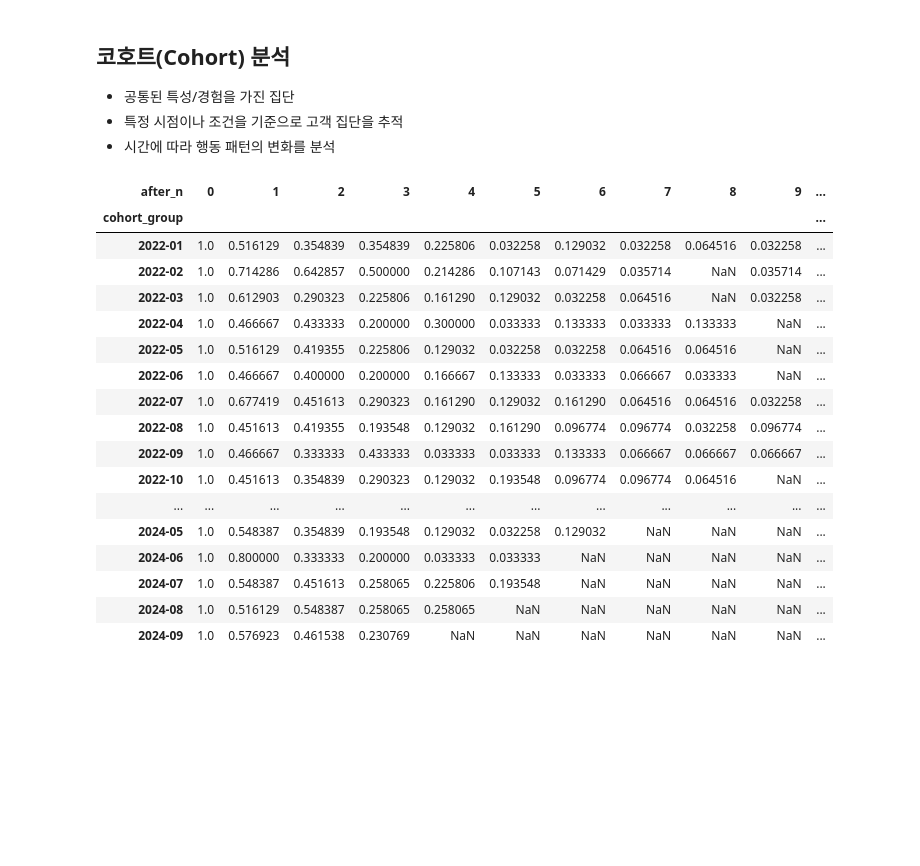
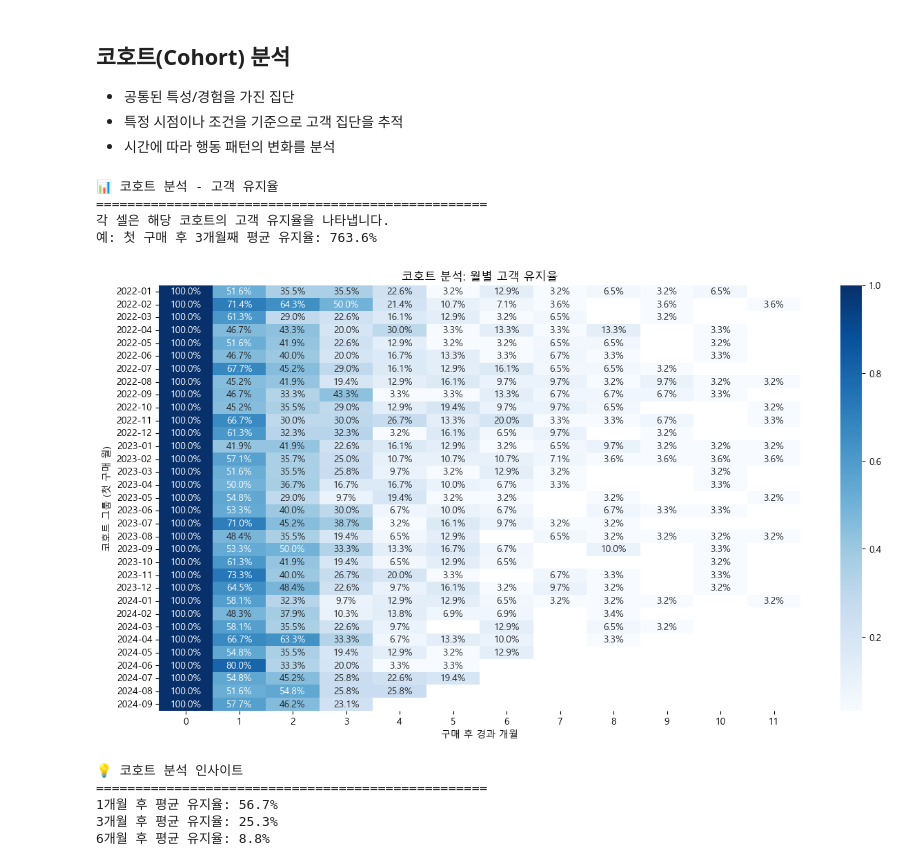
Before and after one commit to hayden-71/TIL, a Jupyter notebook: 데이터분석/04_KPI.ipynb, the cells around one changed output. Saved outputs shown, nothing was run; the diff lists cells and outputs as text; code cells hidden in the pictures; blank space fills up the shorter version.

```diff
--- a/데이터분석/04_KPI.ipynb
+++ b/데이터분석/04_KPI.ipynb
@@ -342,44 +342,70 @@ print(f'파레토 분석 결과: 상위 20% 고객이 {top20rev:.2f}% 매출을
 # %%
 # 최초 첫 구매 월 기준으로 코호트 생성
 t_cohort = df.copy()
 t_cohort['purchase_period'] = t_cohort['purchase_date'].dt.to_period('M')
 
 # 각 고객의 첫 구매 월
 first_purchase = t_cohort.groupby('customer_id')['purchase_date'].min().dt.to_period('M')
 first_purchase = first_purchase.reset_index()
 first_purchase.columns = ['customer_id', 'cohort_group']
 
 # 코호트 데이터 결합
 t_cohort = t_cohort.merge(first_purchase, on='customer_id', how='inner')
 
 from operator import attrgetter
 # 기간 계산 (첫 구매 이후 몇개월째인지) -> 이상한 객체가 나왔기 땜시, 처리도 특이한 방법으로 진행
 t_cohort['after_n'] = (t_cohort['purchase_period'] - t_cohort['cohort_group']).apply(attrgetter('n'))
 
 
 cohort_data = t_cohort.groupby(['cohort_group', 'after_n'])['customer_id'].nunique().reset_index()
 cohort_size = first_purchase.groupby('cohort_group')['customer_id'].nunique()
 
 # 각 그룹(최초구매월)이 N개월이 지났을 때, 총 구매 횟수
 cohort_table = cohort_data.pivot(index='cohort_group', columns='after_n', values='customer_id')
 
-cohort_table.divide(cohort_size, axis=0)
+# 각 그룹(최초구매월)별 유지율 계산
+cohort_rate = cohort_table.divide(cohort_size, axis=0)
+
+
+
+print("📊 코호트 분석 - 고객 유지율")
+print("=" * 50)
+print("각 셀은 해당 코호트의 고객 유지율을 나타냅니다.")
+print(f"예: 첫 구매 후 3개월째 평균 유지율: {cohort_table[3].mean():.1%}")
+
+# 코호트 히트맵 시각화
+plt.figure(figsize=(15, 8))
+sns.heatmap(cohort_rate.iloc[:, :12], annot=True, fmt='.1%', cmap='Blues')
+plt.title('코호트 분석: 월별 고객 유지율')
+plt.xlabel('구매 후 경과 개월')
+plt.ylabel('코호트 그룹 (첫 구매 월)')
+plt.show()
+
+# 코호트별 인사이트
+print("\n💡 코호트 분석 인사이트")
+print("=" * 50)
+retention_1m = cohort_rate[1].mean()
+retention_3m = cohort_rate[3].mean()
+retention_6m = cohort_rate[6].mean() if 6 in cohort_rate.columns else 0
+
+print(f"1개월 후 평균 유지율: {retention_1m:.1%}")
+print(f"3개월 후 평균 유지율: {retention_3m:.1%}")
+if retention_6m > 0:
+    print(f"6개월 후 평균 유지율: {retention_6m:.1%}")
+
+# 유지율 개선 방안 제시
+if retention_1m < 0.3:
+    print("\n⚠️ 1개월 유지율이 낮습니다. 온보딩 프로세스 개선 필요")
+if retention_3m < 0.15:
+    print("⚠️ 3개월 유지율이 낮습니다. 고객 참여 프로그램 강화 필요")
 # %% [output]
-| after_n | 0 | 1 | 2 | 3 | 4 | 5 | 6 | 7 | 8 | 9 | ... |
-| cohort_group |  |  |  |  |  |  |  |  |  |  | ... |
-| 2022-01 | 1.0 | 0.516129 | 0.354839 | 0.354839 | 0.225806 | 0.032258 | 0.129032 | 0.032258 | 0.064516 | 0.032258 | ... |
-| 2022-02 | 1.0 | 0.714286 | 0.642857 | 0.500000 | 0.214286 | 0.107143 | 0.071429 | 0.035714 | NaN | 0.035714 | ... |
-| 2022-03 | 1.0 | 0.612903 | 0.290323 | 0.225806 | 0.161290 | 0.129032 | 0.032258 | 0.064516 | NaN | 0.032258 | ... |
-| 2022-04 | 1.0 | 0.466667 | 0.433333 | 0.200000 | 0.300000 | 0.033333 | 0.133333 | 0.033333 | 0.133333 | NaN | ... |
-| 2022-05 | 1.0 | 0.516129 | 0.419355 | 0.225806 | 0.129032 | 0.032258 | 0.032258 | 0.064516 | 0.064516 | NaN | ... |
-| 2022-06 | 1.0 | 0.466667 | 0.400000 | 0.200000 | 0.166667 | 0.133333 | 0.033333 | 0.066667 | 0.033333 | NaN | ... |
-| 2022-07 | 1.0 | 0.677419 | 0.451613 | 0.290323 | 0.161290 | 0.129032 | 0.161290 | 0.064516 | 0.064516 | 0.032258 | ... |
-| 2022-08 | 1.0 | 0.451613 | 0.419355 | 0.193548 | 0.129032 | 0.161290 | 0.096774 | 0.096774 | 0.032258 | 0.096774 | ... |
-| 2022-09 | 1.0 | 0.466667 | 0.333333 | 0.433333 | 0.033333 | 0.033333 | 0.133333 | 0.066667 | 0.066667 | 0.066667 | ... |
-| 2022-10 | 1.0 | 0.451613 | 0.354839 | 0.290323 | 0.129032 | 0.193548 | 0.096774 | 0.096774 | 0.064516 | NaN | ... |
-| ... | ... | ... | ... | ... | ... | ... | ... | ... | ... | ... | ... |
-| 2024-05 | 1.0 | 0.548387 | 0.354839 | 0.193548 | 0.129032 | 0.032258 | 0.129032 | NaN | NaN | NaN | ... |
-| 2024-06 | 1.0 | 0.800000 | 0.333333 | 0.200000 | 0.033333 | 0.033333 | NaN | NaN | NaN | NaN | ... |
-| 2024-07 | 1.0 | 0.548387 | 0.451613 | 0.258065 | 0.225806 | 0.193548 | NaN | NaN | NaN | NaN | ... |
-| 2024-08 | 1.0 | 0.516129 | 0.548387 | 0.258065 | 0.258065 | NaN | NaN | NaN | NaN | NaN | ... |
-| 2024-09 | 1.0 | 0.576923 | 0.461538 | 0.230769 | NaN | NaN | NaN | NaN | NaN | NaN | ... |
+📊 코호트 분석 - 고객 유지율
+==================================================
+각 셀은 해당 코호트의 고객 유지율을 나타냅니다.
+예: 첫 구매 후 3개월째 평균 유지율: 763.6%
+[figure, added]
+💡 코호트 분석 인사이트
+==================================================
+1개월 후 평균 유지율: 56.7%
+3개월 후 평균 유지율: 25.3%
+6개월 후 평균 유지율: 8.8%
```
Also changed, not shown: 4 other files.
